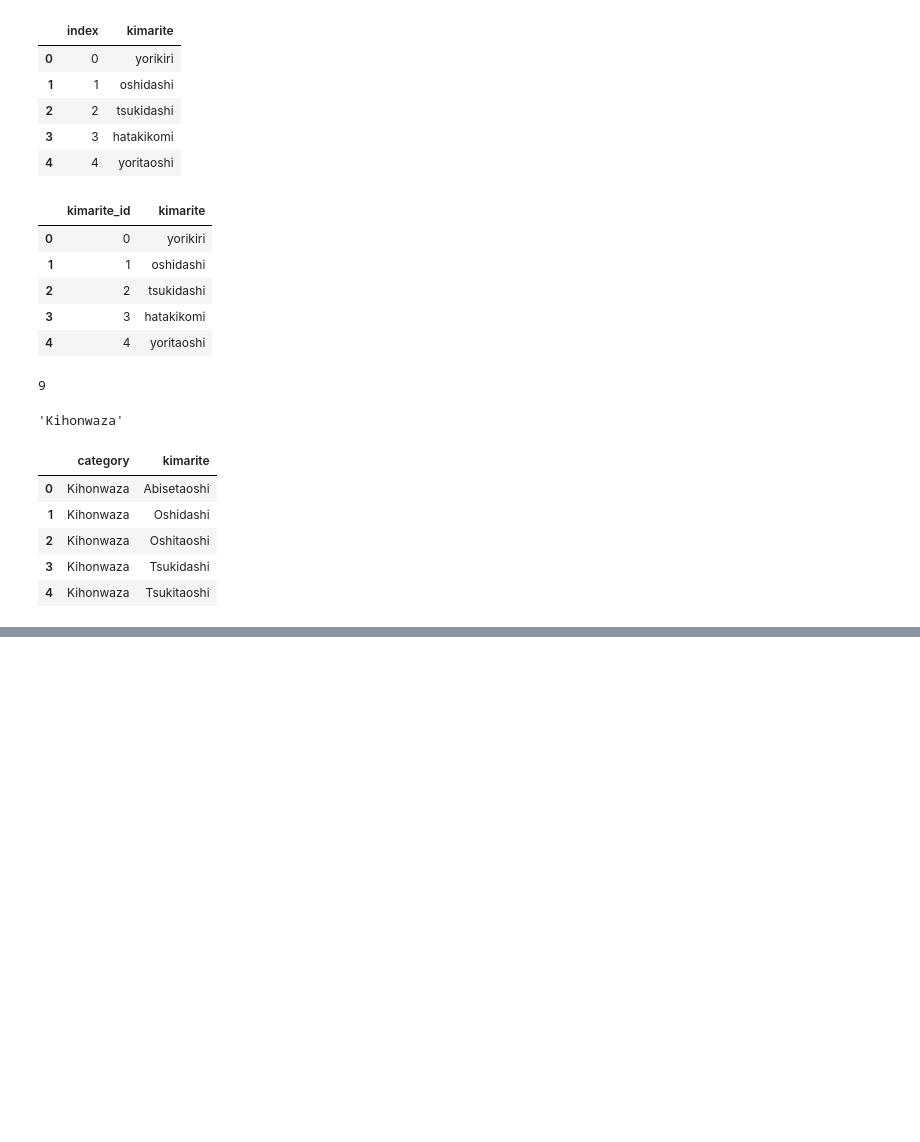
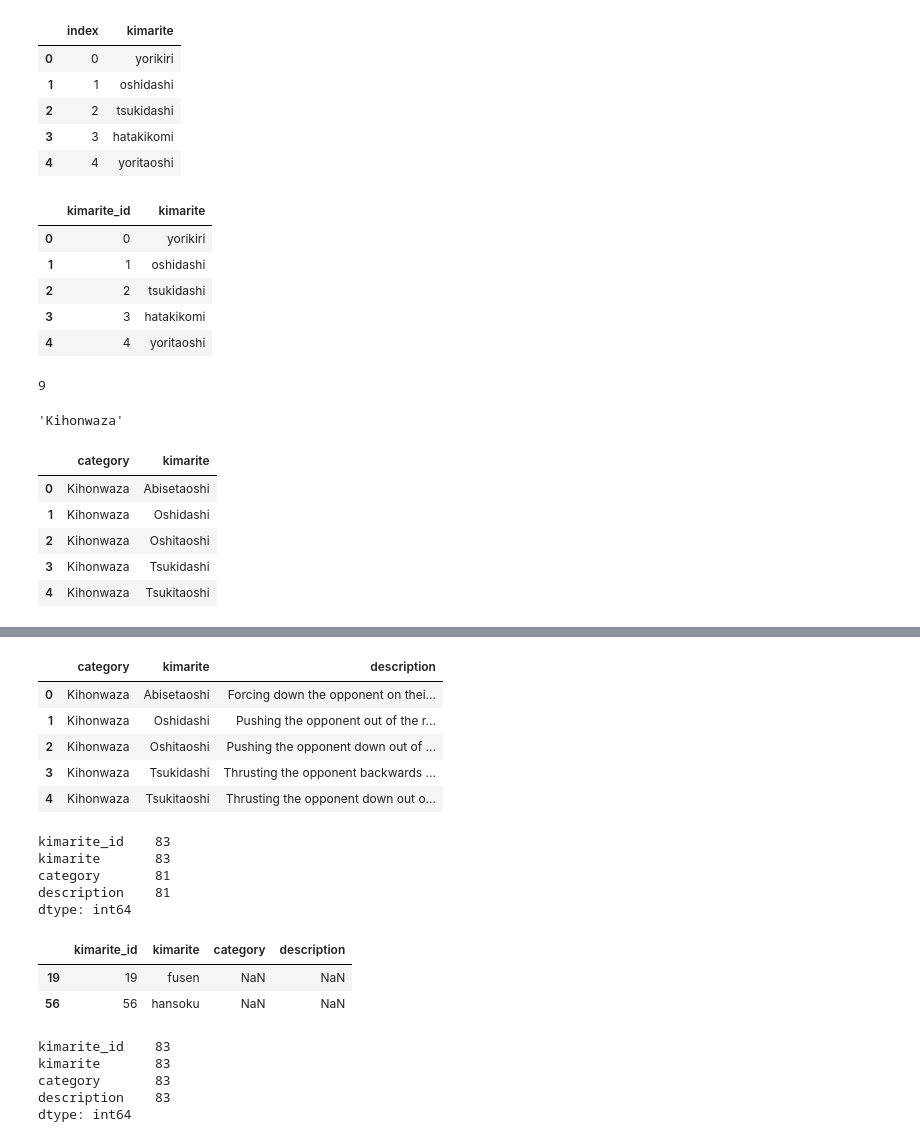
Before and after one commit to jackrapp/etl_sumo, a Jupyter notebook: kimarite_keys.ipynb, the cells around one changed output, grey strips where cells are left out. Saved outputs shown, nothing was run; the diff lists cells and outputs as text; code cells hidden in the pictures; blank space fills up the shorter version.

```diff
--- a/kimarite_keys.ipynb
+++ b/kimarite_keys.ipynb
@@ -177,0 +227,6 @@ new['rank']
+# %%
+# Using dataframe, drop duplicates from kimarite_temp df
+locs = [30,32,69,42,21,89,7,62]
+
+# Drop rows
+kimarite_temp_clean = kimarite_temp.drop(kimarite_temp.index[locs])
@@ -177,0 +242,12 @@ new['rank']
+# %%
+# Join descriptions to grouping index
+kimarite_desc = kimarite_desc.merge(kimarite_temp_clean, on='kimarite')
+# %%
+kimarite_desc.head()
+# %% [output]
+|  | category | kimarite | description |
+| 0 | Kihonwaza | Abisetaoshi | Forcing down the opponent on thei... |
+| 1 | Kihonwaza | Oshidashi | Pushing the opponent out of the r... |
+| 2 | Kihonwaza | Oshitaoshi | Pushing the opponent down out of ... |
+| 3 | Kihonwaza | Tsukidashi | Thrusting the opponent backwards ... |
+| 4 | Kihonwaza | Tsukitaoshi | Thrusting the opponent down out o... |
@@ -177,0 +259,20 @@ new['rank']
+# %%
+# Double-check no Nan values
+kimarite_final.count()
+# %% [output]
+kimarite_id    83
+kimarite       83
+category       81
+description    81
+dtype: int64
+# %%
+# Find Nan values
+null_kimarite = kimarite_final[kimarite_final.isna().any(axis=1)]
+null_kimarite
+
+fusen = A sumo match that is cancelled due to the absence of one of the rikishi.
+hansoku = (losing techniques) Violation of sumo rules: These result in automatic loss of the person who did it:
+# %% [output]
+|  | kimarite_id | kimarite | category | description |
+| 19 | 19 | fusen | NaN | NaN |
+| 56 | 56 | hansoku | NaN | NaN |
@@ -177,0 +292,8 @@ new['rank']
+# %%
+kimarite_final.count()
+# %% [output]
+kimarite_id    83
+kimarite       83
+category       83
+description    83
+dtype: int64
```
Also changed, not shown: parts of 11 cells of this notebook, 1 other file.
